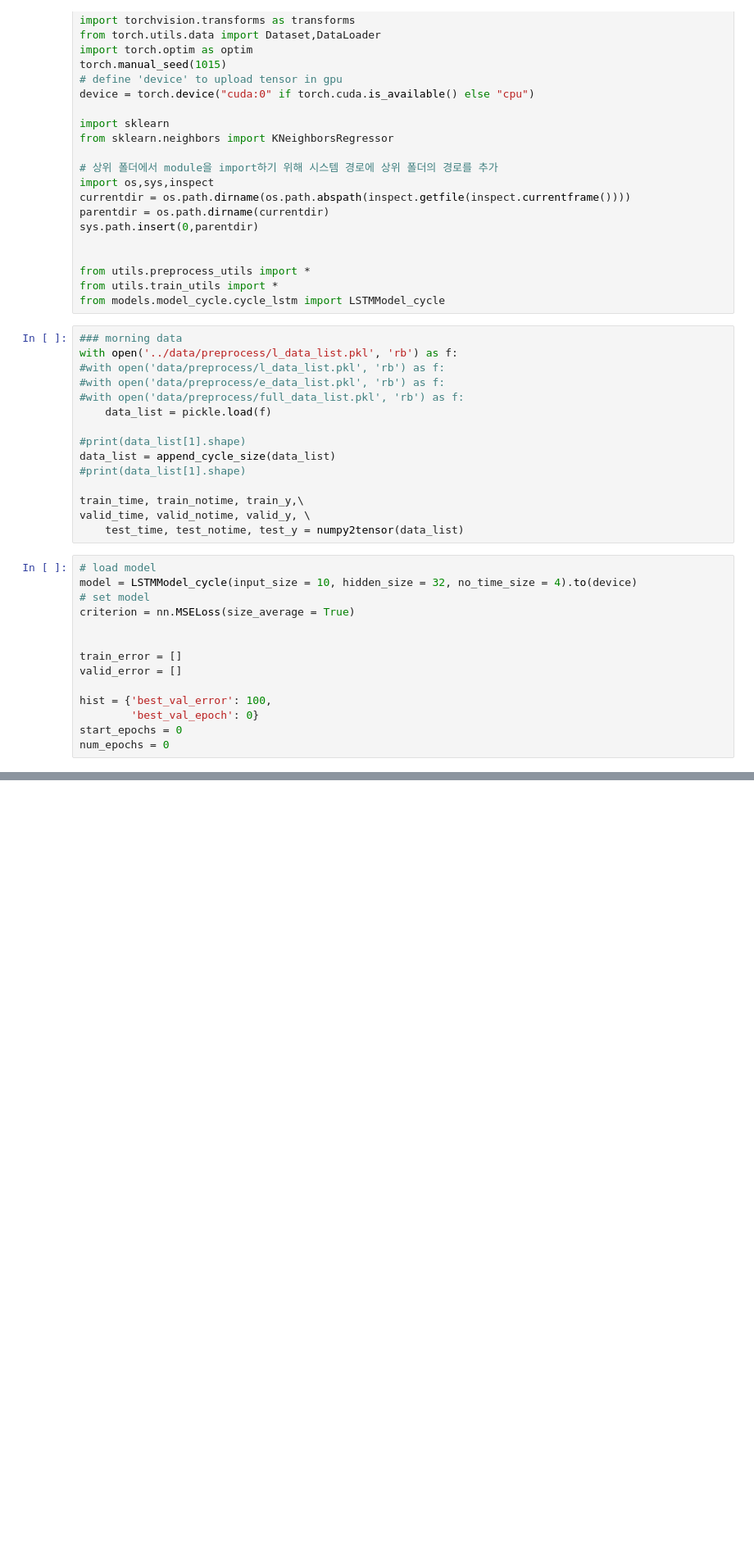
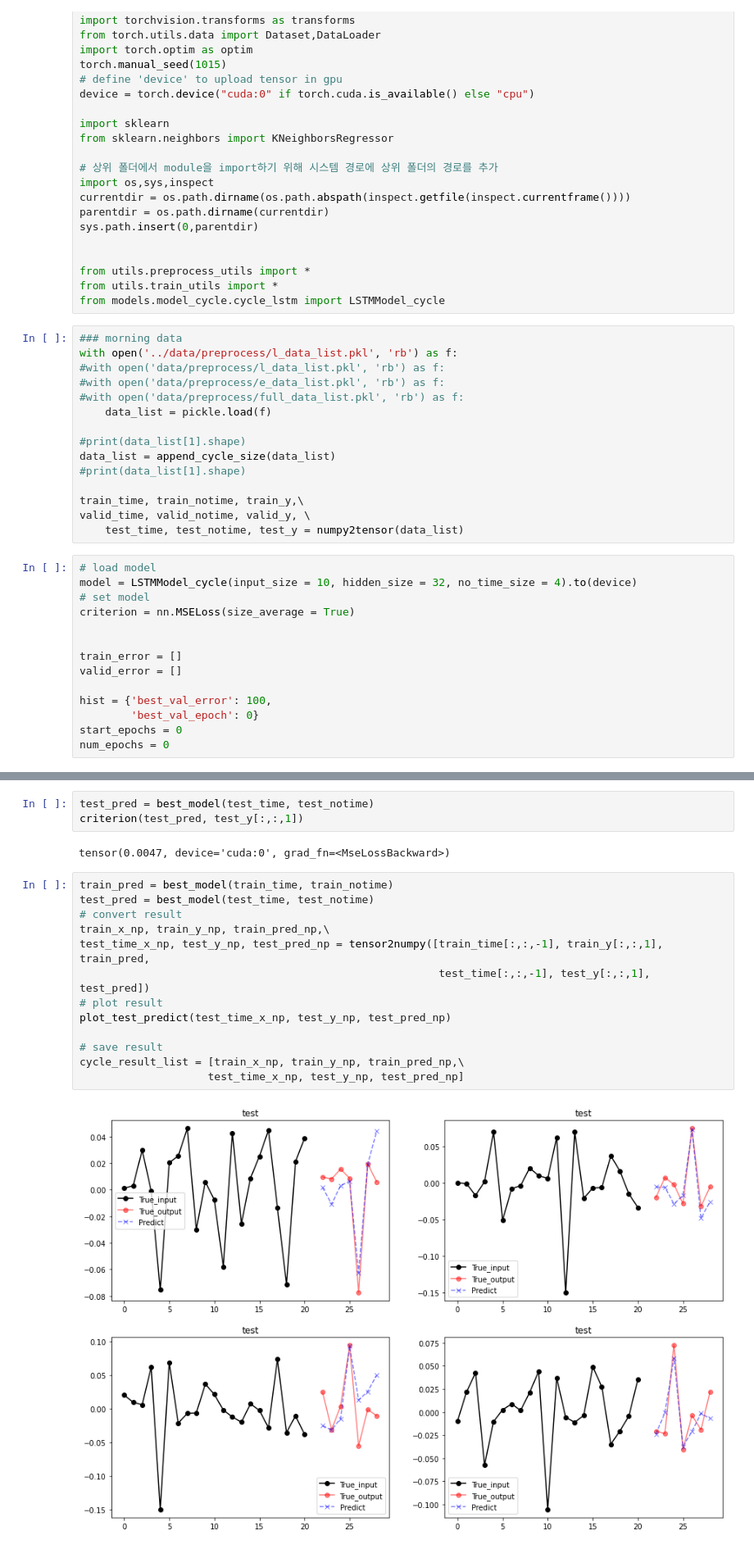
Before and after one commit to deagwon97/fp-ts, a Jupyter notebook: train_lunch/train_cycle.ipynb, the cells around one changed output, grey strips where cells are left out. Shown at 82% size. Cells and saved outputs as stored; diff of their text form; blank space fills up the shorter version.

```diff
--- a/train_lunch/train_cycle.ipynb
+++ b/train_lunch/train_cycle.ipynb
@@ -156,0 +158,20 @@ with open(path + 'l_cycle_results_list.pkl', 'wb') as f:
+# %%
+test_pred = best_model(test_time, test_notime)
+criterion(test_pred, test_y[:,:,1])
+# %% [output]
+tensor(0.0047, device='cuda:0', grad_fn=<MseLossBackward>)
+# %%
+train_pred = best_model(train_time, train_notime)
+test_pred = best_model(test_time, test_notime)
+# convert result
+train_x_np, train_y_np, train_pred_np,\
+test_time_x_np, test_y_np, test_pred_np = tensor2numpy([train_time[:,:,-1], train_y[:,:,1], train_pred,
+                                                        test_time[:,:,-1], test_y[:,:,1], test_pred])
+# plot result
+plot_test_predict(test_time_x_np, test_y_np, test_pred_np)
+
+# save result
+cycle_result_list = [train_x_np, train_y_np, train_pred_np,\
+                    test_time_x_np, test_y_np, test_pred_np]
+# %% [output]
+[figure, added]
```
Also changed, not shown: parts of 3 cells of this notebook, 46 other files.
